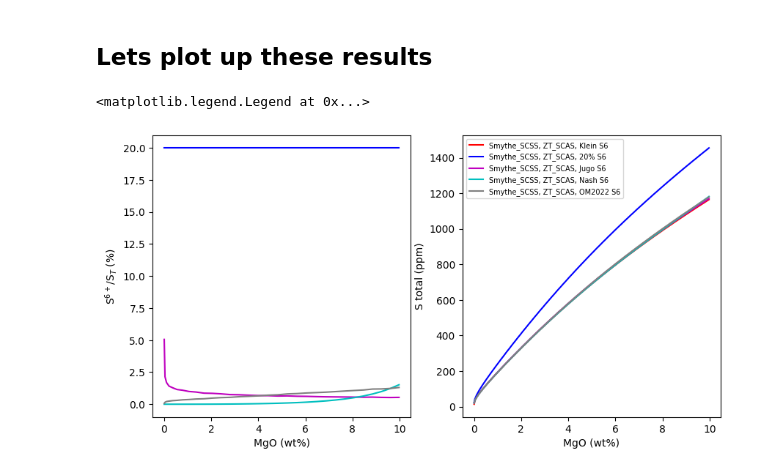
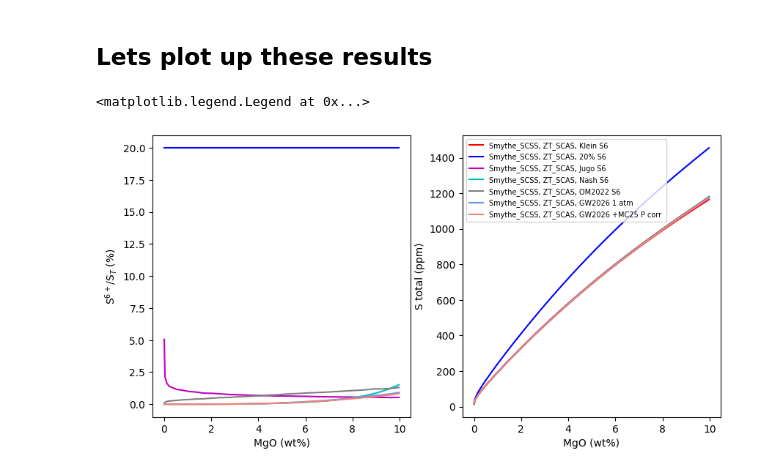
Before and after one commit to PennyWieser/PySulfSat, a Jupyter notebook: docs/Examples/S6_S2_Corrections/S6_S2_Corrections_Nash_Jugo_Kleinsasser.ipynb, the cells around one changed output. Drawn from its saved outputs; the diff is of its cells as text; code cells hidden in the pictures.

Commit message:
added GW26 to plot

```diff
--- a/docs/Examples/S6_S2_Corrections/S6_S2_Corrections_Nash_Jugo_Kleinsasser.ipynb
+++ b/docs/Examples/S6_S2_Corrections/S6_S2_Corrections_Nash_Jugo_Kleinsasser.ipynb
@@ -323,13 +323,13 @@ df_ST_OM2022_1step.head()
 ## We can also use the Gorojovsky and Wood (2026 model)
 - There are four options, GW2026_1atm (no P correction), GW2026_BW23 (Boulling and Wood, 2023 P correction), GW2026_MC25 (Muth and Cottrell 2025 P correction), GW2026_TW26 (Thomas and Wood, 2026 P correction).
 # %%
-df_ST_OM2022_1step=ss.calculate_S_Total_SCSS_SCAS(
+df_ST_GW_1atm_1step=ss.calculate_S_Total_SCSS_SCAS(
 SCSS=Smythe_FixedSulf['SCSS2_ppm_ideal_Smythe2017'],
 T_K=df_out['T_K'], P_kbar=1,
 SCAS=ZT22_SCAS['SCAS6_ppm'],
 model='GW2026_1atm',logfo2=df_out['Lg(fO2)'],
 df=df_out)
-df_ST_OM2022_1step.head()
+df_ST_GW_1atm_1step.head()
 # %% [output]
 |  | Total_S_ppm | S2_Tot_ppm | S6_Tot_ppm | deltaQFM | S6St_Liq | SCSS_2_ppm | SCAS_6_ppm | SCSS_Tot | SCAS_Tot | ... |
 | 0 | 1174.449124 | 1163.723704 | 10.725420 | None | 0.009132 | 1163.723704 | 8801.113550 | 1174.449124 | 9.637348e+05 | ... |
@@ -338,13 +338,13 @@ df_ST_OM2022_1step.head()
 | 3 | 1073.444620 | 1066.362543 | 7.082076 | None | 0.006598 | 1066.362543 | 7421.247538 | 1073.444620 | 1.124853e+06 | ... |
 | 4 | 1037.676420 | 1031.815959 | 5.860461 | None | 0.005648 | 1031.815959 | 6984.139979 | 1037.676420 | 1.236639e+06 | ... |
 # %%
-df_ST_OM2022_1step=ss.calculate_S_Total_SCSS_SCAS(
+df_ST_GW26_MC25_1step=ss.calculate_S_Total_SCSS_SCAS(
 SCSS=Smythe_FixedSulf['SCSS2_ppm_ideal_Smythe2017'],
 T_K=df_out['T_K'], P_kbar=1,
 SCAS=ZT22_SCAS['SCAS6_ppm'],
 model='GW2026_MC25',logfo2=df_out['Lg(fO2)'],
 df=df_out)
-df_ST_OM2022_1step.head()
+df_ST_GW26_MC25_1step.head()
 # %% [output]
 |  | Total_S_ppm | S2_Tot_ppm | S6_Tot_ppm | deltaQFM | S6St_Liq | SCSS_2_ppm | SCAS_6_ppm | SCSS_Tot | SCAS_Tot | ... |
 | 0 | 1173.426885 | 1163.723704 | 9.703181 | None | 0.008269 | 1163.723704 | 8801.113550 | 1173.426885 | 1.064338e+06 | ... |
@@ -372,33 +372,53 @@ ax1.plot(df_out['MgO_Liq'],
 ax1.plot(df_out['MgO_Liq'],
     100*df_ST_OM2022['S6St_Liq'],
     '-', color='grey', label='Smythe_SCSS, ZT_SCAS, OM2022 S6')
+# Using 1 atm GW2026
+ax1.plot(df_out['MgO_Liq'],
+    100*df_ST_GW_1atm_1step['S6St_Liq'],
+    '-', color='cornflowerblue', label='Smythe_SCSS, ZT_SCAS, GW2026 1 atm')
+# Using GW2026 + MC25
+ax1.plot(df_out['MgO_Liq'],
+    100*df_ST_GW26_MC25_1step['S6St_Liq'],
+    '-', color='salmon', label='Smythe_SCSS, ZT_SCAS, GW2026 +MC25 P corr ')
+
 
 
 # Using Kleinsasser transition
 ax2.plot(df_out['MgO_Liq'], df_ST_Klein['Total_S_ppm'],
          '-r', label='Smythe_SCSS, ZT_SCAS, Klein S6')
 # Using fixed S6
 ax2.plot(df_out['MgO_Liq'],
     df_ST_FixedS6['Total_S_ppm'],
          '-b', label='Smythe_SCSS, ZT_SCAS, 20% S6')
 # using Jugo
 ax2.plot(df_out['MgO_Liq'],
     df_ST_Jugo['Total_S_ppm'],
     '-m', label='Smythe_SCSS, ZT_SCAS, Jugo S6')
 # Using Nash
 ax2.plot(df_out['MgO_Liq'],
     df_ST_Nash['Total_S_ppm'],
     '-c', label='Smythe_SCSS, ZT_SCAS, Nash S6')
 # Using ONeill Mavrogenes (2022)
 ax2.plot(df_out['MgO_Liq'],
     df_ST_OM2022['Total_S_ppm'],
     '-', color='grey', label='Smythe_SCSS, ZT_SCAS, OM2022 S6')
 
+# Using 1 atm GW2026
+ax2.plot(df_out['MgO_Liq'],
+    df_ST_GW_1atm_1step['Total_S_ppm'],
+    '-', color='cornflowerblue', label='Smythe_SCSS, ZT_SCAS, GW2026 1 atm')
+# Using GW2026 + MC25
+ax2.plot(df_out['MgO_Liq'],
+    df_ST_GW26_MC25_1step['Total_S_ppm'],
+    '-', color='salmon', label='Smythe_SCSS, ZT_SCAS, GW2026 +MC25 P corr ')
+
+
+
 ax1.set_ylabel('S$^{6+}$/S$_T$ (%)')
 ax1.set_xlabel('MgO (wt%)')
 ax2.set_ylabel('S total (ppm)')
 ax2.set_xlabel('MgO (wt%)')
 ax2.legend(fontsize=7)
 # %% [output]
 <matplotlib.legend.Legend at 0x...>
-[figure, old version]
+[figure, new version]
```
